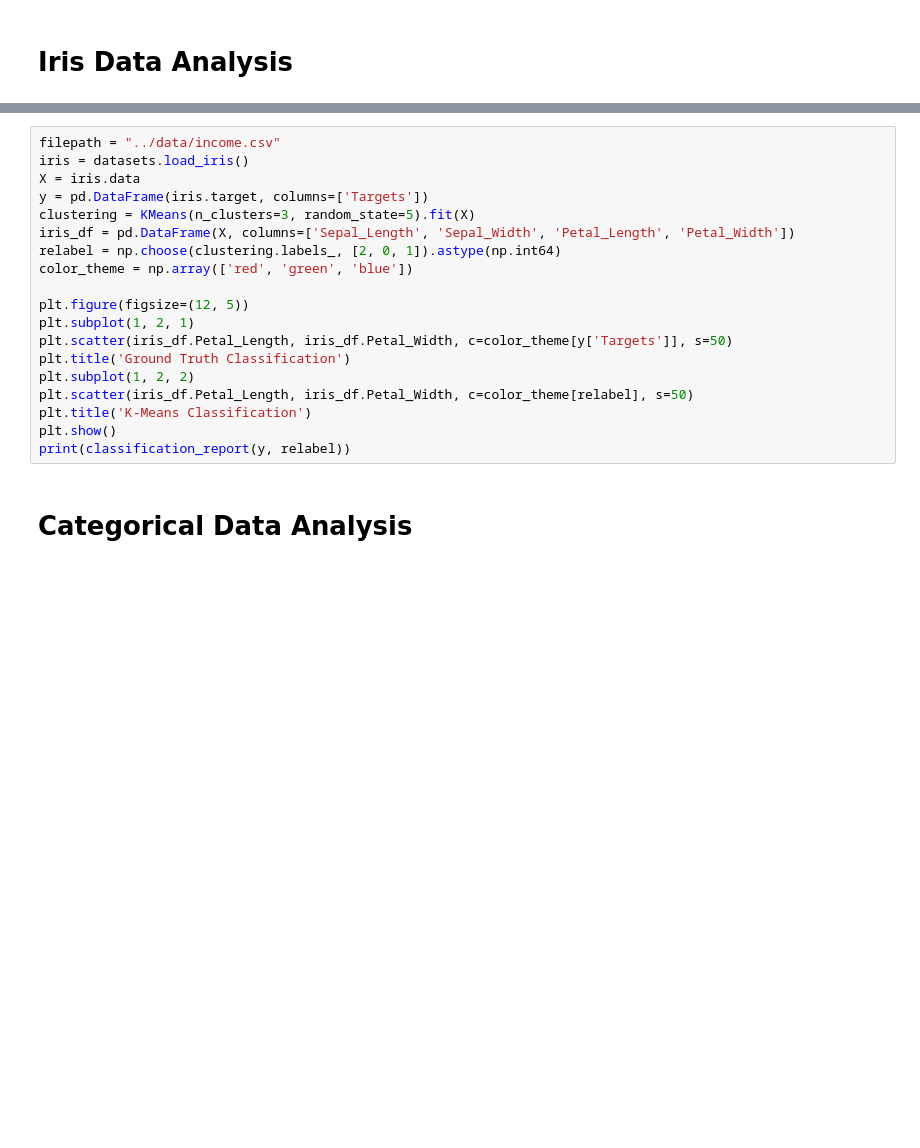
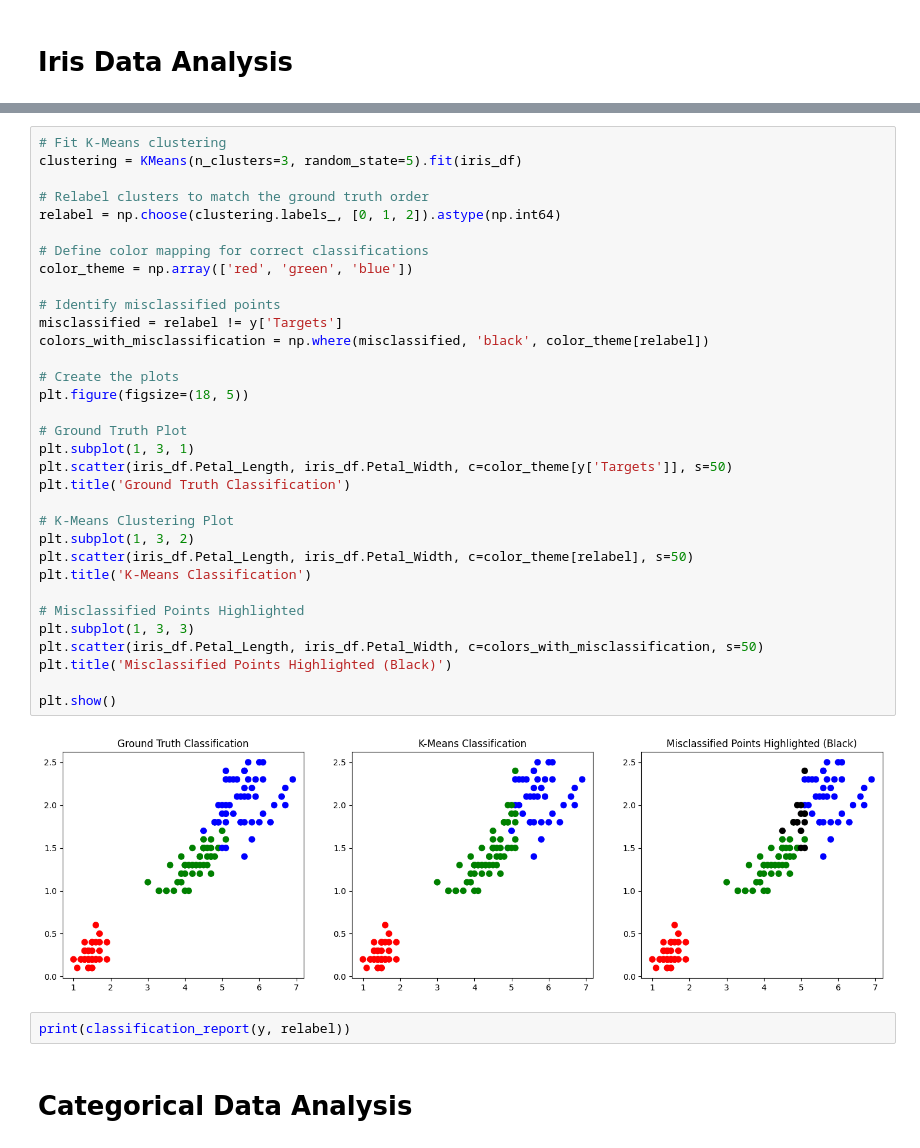
Before and after one commit to rhyslwells/ML_Tools, a Jupyter notebook: Explorations/Build/Clustering/KMeans/KMeans.ipynb, the cells around one changed output, grey strips where cells are left out. Cells and saved outputs as stored; diff of their text form; blank space fills up the shorter version.

Commit message:
iris clusters

```diff
--- a/Explorations/Build/Clustering/KMeans/KMeans.ipynb
+++ b/Explorations/Build/Clustering/KMeans/KMeans.ipynb
@@ -85,22 +122,40 @@ plot_elbow_method(df, features)
 # %%
-filepath = "../data/income.csv"
-iris = datasets.load_iris()
-X = iris.data
-y = pd.DataFrame(iris.target, columns=['Targets'])
-clustering = KMeans(n_clusters=3, random_state=5).fit(X)
-iris_df = pd.DataFrame(X, columns=['Sepal_Length', 'Sepal_Width', 'Petal_Length', 'Petal_Width'])
-relabel = np.choose(clustering.labels_, [2, 0, 1]).astype(np.int64)
+# Fit K-Means clustering
+clustering = KMeans(n_clusters=3, random_state=5).fit(iris_df)
+
+# Relabel clusters to match the ground truth order
+relabel = np.choose(clustering.labels_, [0, 1, 2]).astype(np.int64)
+
+# Define color mapping for correct classifications
 color_theme = np.array(['red', 'green', 'blue'])
 
-plt.figure(figsize=(12, 5))
-plt.subplot(1, 2, 1)
+# Identify misclassified points
+misclassified = relabel != y['Targets']
+colors_with_misclassification = np.where(misclassified, 'black', color_theme[relabel])
+
+# Create the plots
+plt.figure(figsize=(18, 5))
+
+# Ground Truth Plot
+plt.subplot(1, 3, 1)
 plt.scatter(iris_df.Petal_Length, iris_df.Petal_Width, c=color_theme[y['Targets']], s=50)
 plt.title('Ground Truth Classification')
-plt.subplot(1, 2, 2)
+
+# K-Means Clustering Plot
+plt.subplot(1, 3, 2)
 plt.scatter(iris_df.Petal_Length, iris_df.Petal_Width, c=color_theme[relabel], s=50)
 plt.title('K-Means Classification')
+
+# Misclassified Points Highlighted
+plt.subplot(1, 3, 3)
+plt.scatter(iris_df.Petal_Length, iris_df.Petal_Width, c=colors_with_misclassification, s=50)
+plt.title('Misclassified Points Highlighted (Black)')
+
 plt.show()
-print(classification_report(y, relabel))
+# %% [output]
+[figure, added]
+# %%
+print(classification_report(y, relabel))
 # %% [markdown]
 # Categorical Data Analysis
 # %%
```
Also changed, not shown: parts of 11 cells of this notebook.
